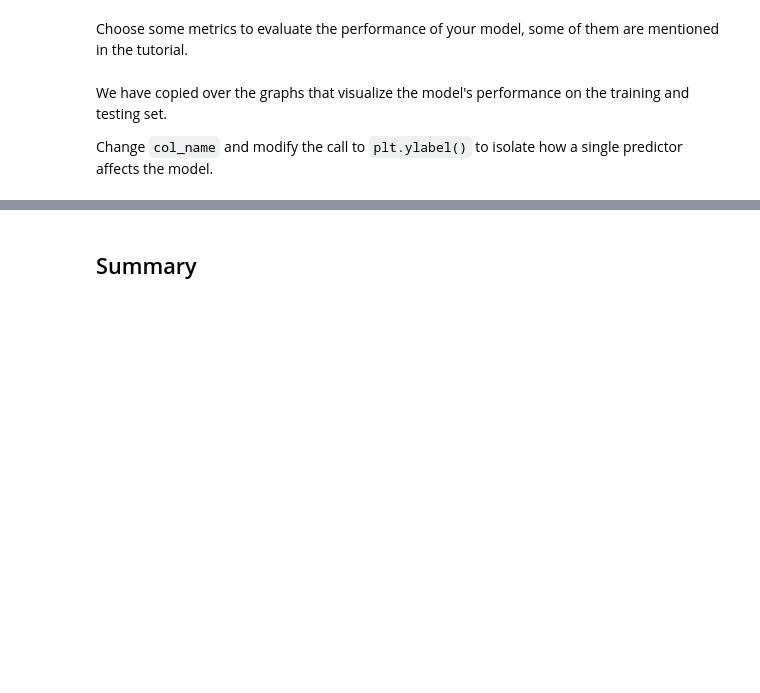
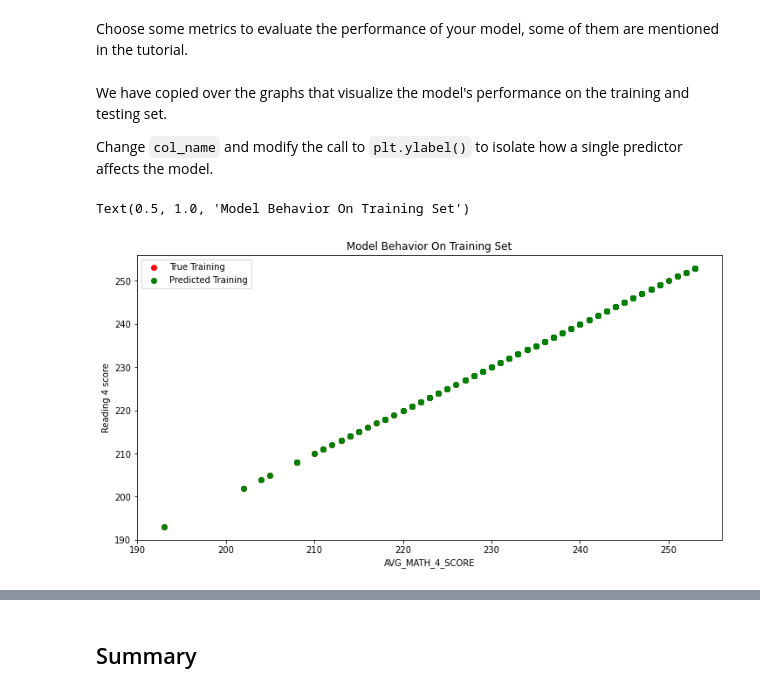
Before and after one commit to JoonKimMich/Joonseop-Kim-Git-Tutorial, a Jupyter notebook: MDST-Tutorial-Redesign-main/tutorial1/checkpoint1.ipynb, the cells around one changed output, grey strips where cells are left out. Saved outputs shown, nothing was run; the diff lists cells and outputs as text; code cells hidden in the pictures; blank space fills up the shorter version.

```diff
--- a/MDST-Tutorial-Redesign-main/tutorial1/checkpoint1.ipynb
+++ b/MDST-Tutorial-Redesign-main/tutorial1/checkpoint1.ipynb
@@ -135,6 +146,9 @@ from sklearn.model_selection import train_test_split
+# %%
+X = df[['GRADES_4_G','AVG_MATH_4_SCORE','AVG_READING_4_SCORE']].dropna()
+y = df.loc[X.index]['AVG_MATH_4_SCORE']
 # %%
-# X_train, X_test, y_train, y_test = train_test_split(
-#      X, y, test_size=, random_state=42)
+X_train, X_test, y_train, y_test = train_test_split(
+      X, y, test_size= 12, random_state=42)
 # %% [markdown]
 <h2> Prediction </h2>
 # %% [markdown]
@@ -144,5 +159,5 @@ ML Models [Resource](https://medium.com/@vijaya.beeravalli/comparison-of-machine
 # %%
 # create your model here
-# model =
+model = LinearRegression()
 # %%
 model.fit(X_train, y_train)
@@ -157,14 +174,17 @@ We have copied over the graphs that visualize the model's performance on the tra
 
 Change `col_name` and modify the call to `plt.ylabel()` to isolate how a single predictor affects the model.
 # %%
-# col_name = 'COLUMN NAME OF ONE PREDICTOR'
+col_name = 'AVG_MATH_4_SCORE'
 
-# f = plt.figure(figsize=(12,6))
-# plt.scatter(X_train[col_name], y_train, color = "red")
-# plt.scatter(X_train[col_name], model.predict(X_train), color = "green")
+f = plt.figure(figsize=(12,6))
+plt.scatter(X_train[col_name], y_train, color = "red")
+plt.scatter(X_train[col_name], model.predict(X_train), color = "green")
 
-# plt.legend(['True Training','Predicted Training'])
-# plt.xlabel(col_name)
-# plt.ylabel('NAME OF THE PREDICTOR')
-# plt.title("Model Behavior On Training Set")
+plt.legend(['True Training','Predicted Training'])
+plt.xlabel(col_name)
+plt.ylabel('Reading 4 score')
+plt.title("Model Behavior On Training Set")
+# %% [output]
+Text(0.5, 1.0, 'Model Behavior On Training Set')
+[figure, added]
 # %%
```
Also changed, not shown: parts of 21 cells of this notebook, 1 other file.
